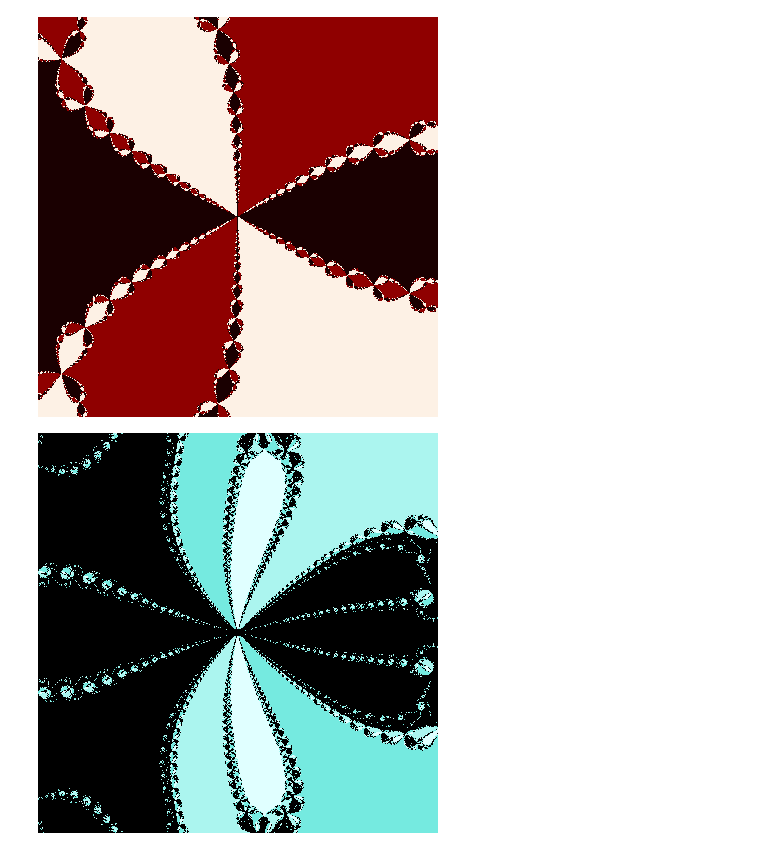
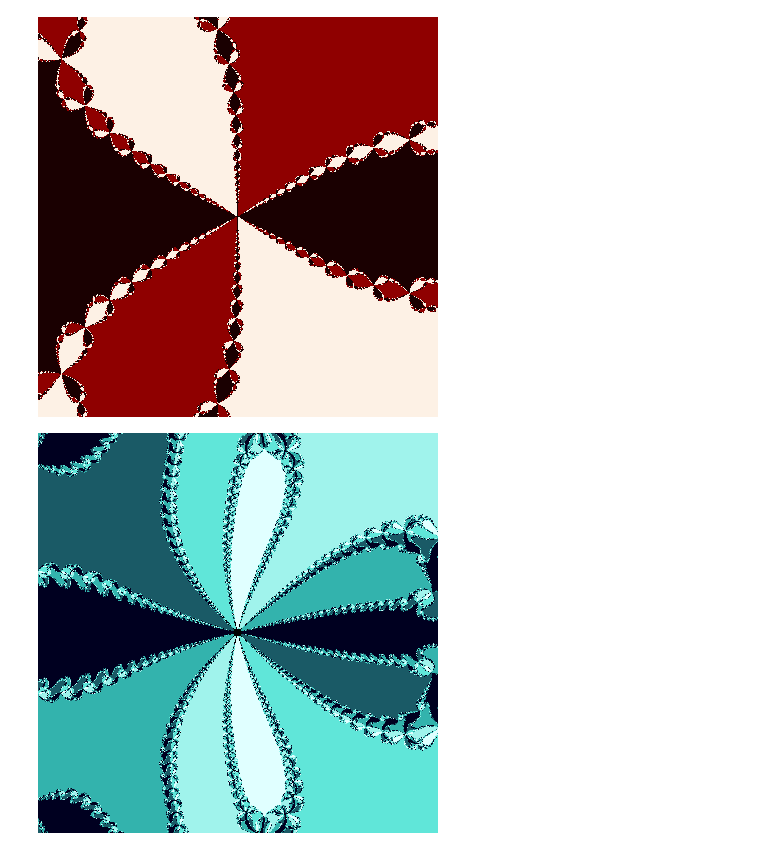
Before and after one commit to domkvv/Computational-Methods-labs, a Jupyter notebook: lab8/lab08_DB.ipynb, the cells around one changed output. Saved outputs shown, nothing was run; the diff lists cells and outputs as text; code cells hidden in the pictures.

```diff
--- a/lab8/lab08_DB.ipynb
+++ b/lab8/lab08_DB.ipynb
@@ -472,7 +472,7 @@ function NewtonsFractal(n, f, df, roots, iters, tolerance, cols)
 
             for k = 1:iters      # Newtons method at max iters iterations
                 z -= f(z)/df(z)
-                for r = 1:3            # for every found root check the closest true root value / if it's possible and color it
+                for r = 1:length(roots)            # for every found root check the closest true root value / if it's possible and color it
                     diff = z - roots[r]
                     if(abs(real(diff)) < tolerance && abs(imag(diff)) < tolerance)
                         grid[j, i] = cols[r]
@@ -492,8 +492,8 @@ NewtonsFractal(400, z -> (z^3 - 1), z -> (3*z^2), rs, 50, 1e-7, cols)
 # %% [output]
 [figure]
 # %%
-cols = palette([:lightcyan, :turquoise, :navy], 7)
+cols = palette([:lightcyan, :turquoise, "#000020"], 6)
 rs = roots(Polynomial([-1, 0, 0, 1, -1, 0, 1]))
 NewtonsFractal(400, z -> (z^6 - z^4 + z^3 - 1), z -> (6*z^5 - 4*z^3 + 3*z^2), rs, 50, 1e-7, cols)
 # %% [output]
-[figure, old version]
+[figure, new version]
```
Also changed, not shown: parts of 1 cell of this notebook.
